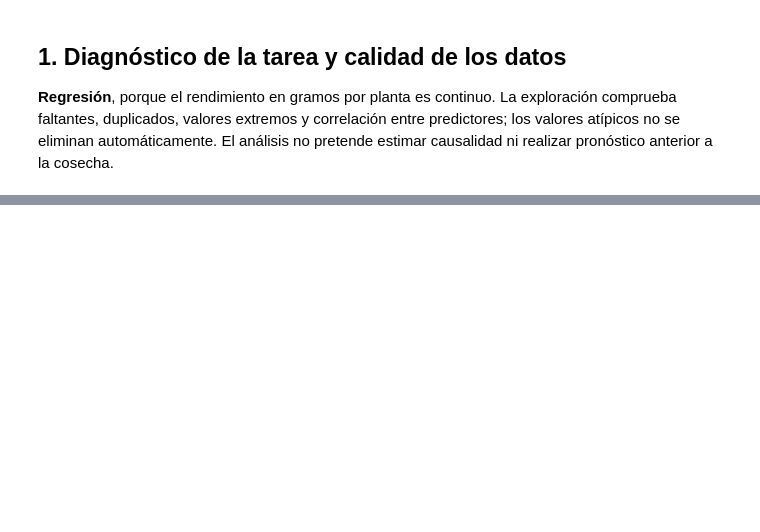
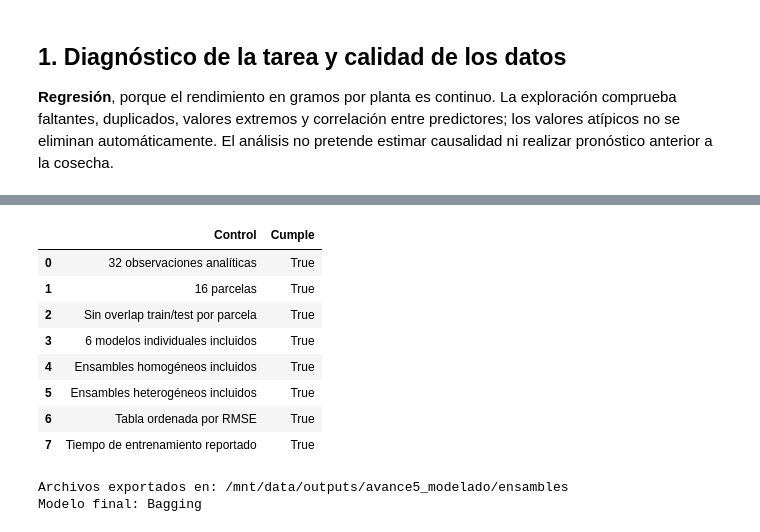
Before and after one commit to FannyBFR/Proyecto-Integrador---Equipo-54, a Jupyter notebook: notebook/Avance5_Equipo54.ipynb, the cells around one changed output, grey strips where cells are left out. Saved outputs shown, nothing was run; the diff lists cells and outputs as text; code cells hidden in the pictures; blank space fills up the shorter version.

```diff
--- a/notebook/Avance5_Equipo54.ipynb
+++ b/notebook/Avance5_Equipo54.ipynb
@@ -461,8 +570,10 @@ class ScientificSelector(BaseEstimator, TransformerMixin):
     def transform(self,X):return X.loc[:,self.selected_+self.cat_cols].copy()
 
 def one_hot():
-    try:return OneHotEncoder(drop='first',handle_unknown='ignore',sparse_output=False)
-    except TypeError:return OneHotEncoder(drop='first',handle_unknown='ignore',sparse=False)
+    try:
+        return OneHotEncoder(categories=[TREATMENT_ORDER,['Donna','Dream']], drop=None, handle_unknown='ignore', sparse_output=False)
+    except TypeError:
+        return OneHotEncoder(categories=[TREATMENT_ORDER,['Donna','Dream']], drop=None, handle_unknown='ignore', sparse=False)
 
 def pipeline_for(estimator):
     prep=ColumnTransformer([
@@ -668,0 +1185,31 @@ Los resultados del notebook deben recalcularse tras estos cambios; las salidas g
+# %%
+# Exportación y controles finales de reproducibilidad.
+importance.to_csv(OUT5/'importancia_permutacion.csv', index=False)
+
+checks = pd.DataFrame([
+    {'Control':'32 observaciones analíticas', 'Cumple':len(work)==32},
+    {'Control':'16 parcelas', 'Cumple':work.Parcel_ID.nunique()==16},
+    {'Control':'Sin overlap train/test por parcela', 'Cumple':set(train_data.Parcel_ID).isdisjoint(set(test_data.Parcel_ID))},
+    {'Control':'6 modelos individuales incluidos', 'Cumple':sum(comparison5.Estrategia.eq('Individual'))==6},
+    {'Control':'Ensambles homogéneos incluidos', 'Cumple':sum(comparison5.Estrategia.eq('Homogéneo'))>=3},
+    {'Control':'Ensambles heterogéneos incluidos', 'Cumple':sum(comparison5.Estrategia.eq('Heterogéneo'))>=2},
+    {'Control':'Tabla ordenada por RMSE', 'Cumple':comparison5.RMSE_CV.is_monotonic_increasing},
+    {'Control':'Tiempo de entrenamiento reportado', 'Cumple':comparison5.Tiempo_entrenamiento_s.notna().all()},
+])
+display(checks)
+checks.to_csv(OUT5/'controles_calidad.csv', index=False)
+
+print('Archivos exportados en:', OUT5)
+print('Modelo final:', winner)
+# %% [output]
+|  | Control | Cumple |
+| 0 | 32 observaciones analíticas | True |
+| 1 | 16 parcelas | True |
+| 2 | Sin overlap train/test por parcela | True |
+| 3 | 6 modelos individuales incluidos | True |
+| 4 | Ensambles homogéneos incluidos | True |
+| 5 | Ensambles heterogéneos incluidos | True |
+| 6 | Tabla ordenada por RMSE | True |
+| 7 | Tiempo de entrenamiento reportado | True |
+Archivos exportados en: /mnt/data/outputs/avance5_modelado/ensambles
+Modelo final: Bagging
```
Also changed, not shown: parts of 33 cells of this notebook, 1 other file.
